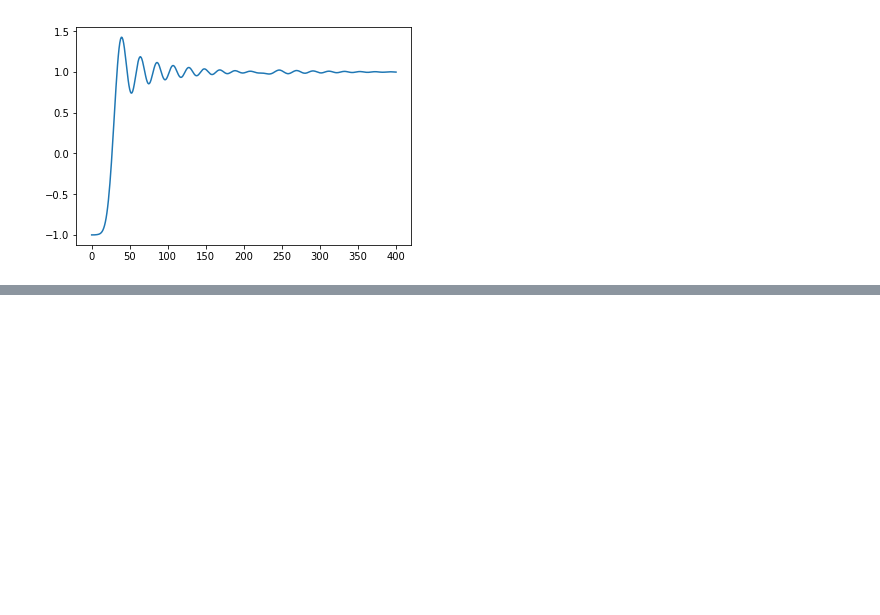
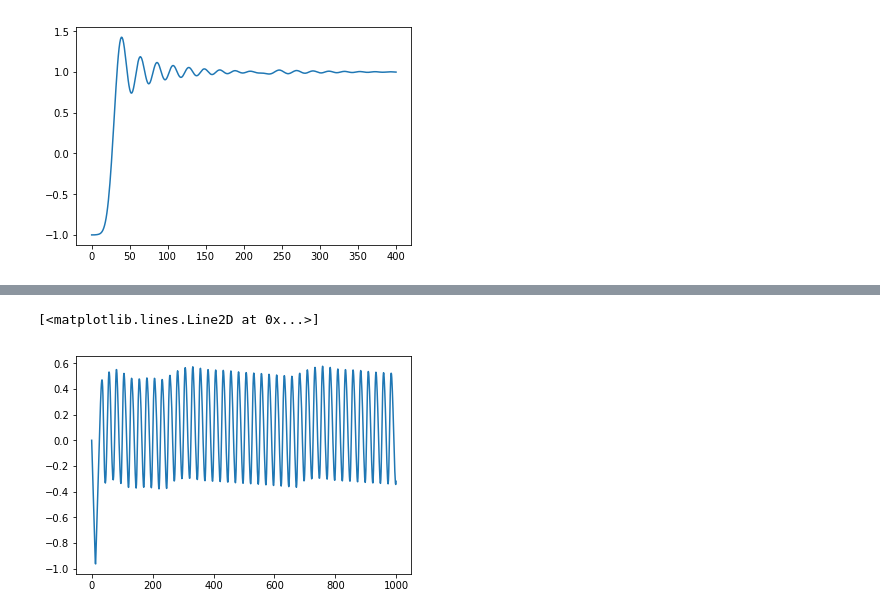
Before and after one commit to rknLA/pd-blosc, a Jupyter notebook: notebook/BlepSawtooth.ipynb, the cells around one changed output, grey strips where cells are left out. Saved outputs shown, nothing was run; the diff lists cells and outputs as text; code cells hidden in the pictures; blank space fills up the shorter version.

```diff
--- a/notebook/BlepSawtooth.ipynb
+++ b/notebook/BlepSawtooth.ipynb
@@ -79,0 +109,7 @@ plot(list(gen_bl_saw(scaled_blep, 40, 44100, 2000)))
+# %%
+raw_wave = list(gen_pure_sawtooth(1760, 44100, 1000, np.pi))
+bl_wave = list(gen_bl_saw(scaled_blep, 1760, 44100, 1000, np.pi))
+plot(bl_wave)
+# %% [output]
+[<matplotlib.lines.Line2D at 0x...>]
+[figure, added]
```
Also changed, not shown: parts of 10 cells of this notebook, 1 other file.
